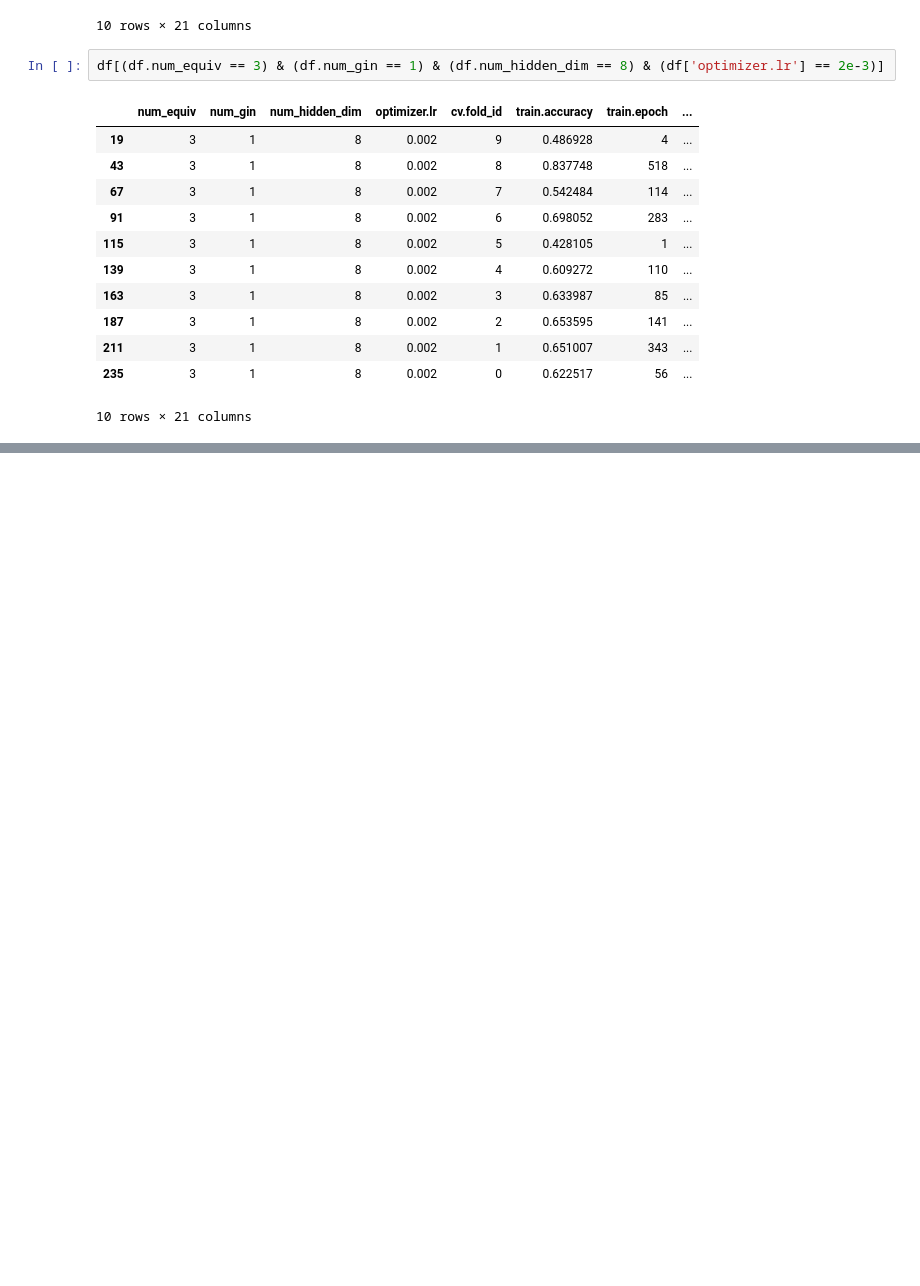
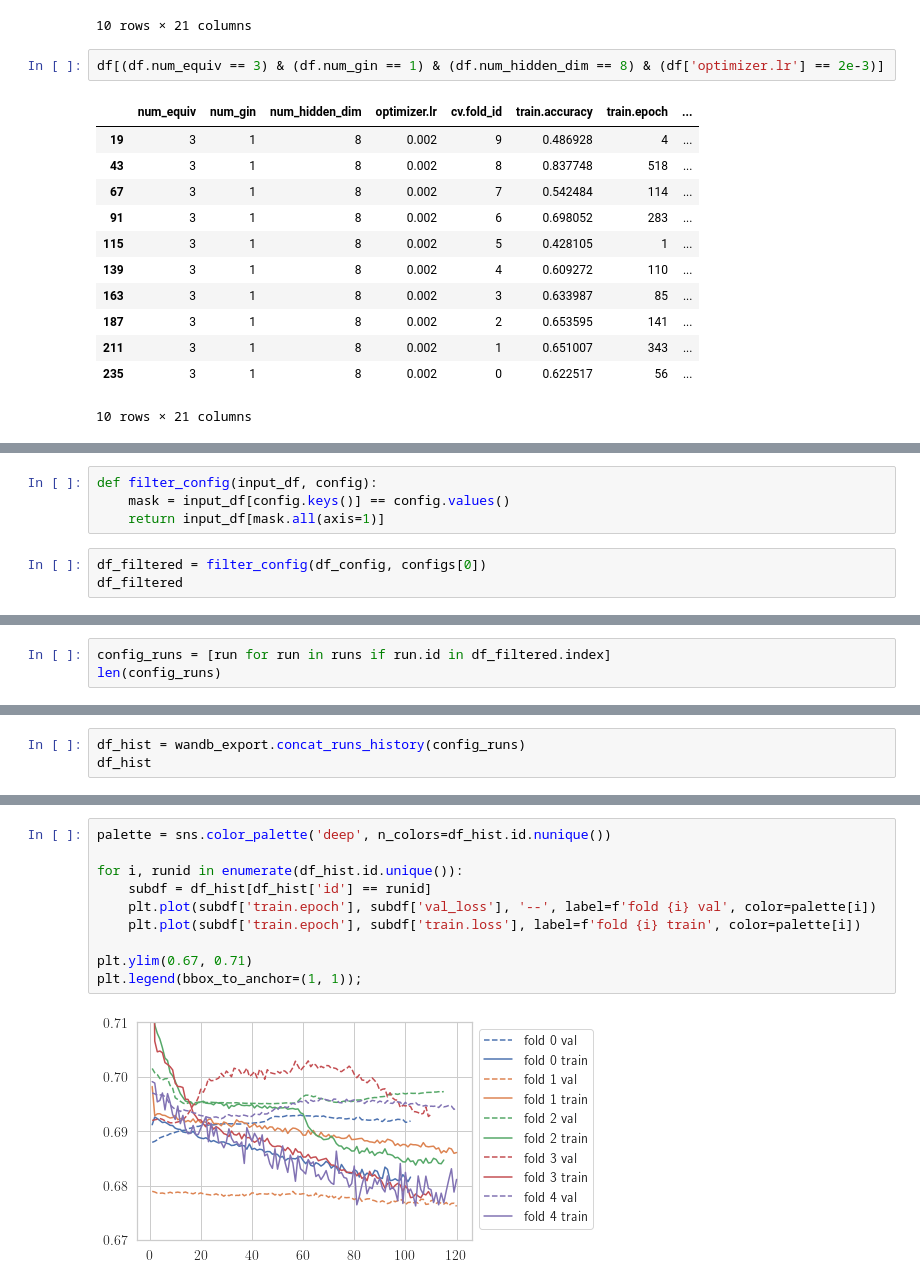
Before and after one commit to matthiaszeller/GNN-MI, a Jupyter notebook: notebook/4-CoordToCnc-diagnosis.ipynb, the cells around one changed output, grey strips where cells are left out. Saved outputs shown, nothing was run; the diff lists cells and outputs as text; blank space fills up the shorter version.

```diff
--- a/notebook/4-CoordToCnc-diagnosis.ipynb
+++ b/notebook/4-CoordToCnc-diagnosis.ipynb
@@ -275,0 +420,7 @@ df[(df.num_equiv == 3) & (df.num_gin == 1) & (df.num_hidden_dim == 8) & (df['opt
+# %%
+def filter_config(input_df, config):
+    mask = input_df[config.keys()] == config.values()
+    return input_df[mask.all(axis=1)]
+# %%
+df_filtered = filter_config(df_config, configs[0])
+df_filtered
@@ -275,0 +441,3 @@ df[(df.num_equiv == 3) & (df.num_gin == 1) & (df.num_hidden_dim == 8) & (df['opt
+# %%
+config_runs = [run for run in runs if run.id in df_filtered.index]
+len(config_runs)
@@ -275,0 +446,3 @@ df[(df.num_equiv == 3) & (df.num_gin == 1) & (df.num_hidden_dim == 8) & (df['opt
+# %%
+df_hist = wandb_export.concat_runs_history(config_runs)
+df_hist
@@ -275,0 +465,12 @@ df[(df.num_equiv == 3) & (df.num_gin == 1) & (df.num_hidden_dim == 8) & (df['opt
+# %%
+palette = sns.color_palette('deep', n_colors=df_hist.id.nunique())
+
+for i, runid in enumerate(df_hist.id.unique()):
+    subdf = df_hist[df_hist['id'] == runid]
+    plt.plot(subdf['train.epoch'], subdf['val_loss'], '--', label=f'fold {i} val', color=palette[i])
+    plt.plot(subdf['train.epoch'], subdf['train.loss'], label=f'fold {i} train', color=palette[i])
+
+plt.ylim(0.67, 0.71)
+plt.legend(bbox_to_anchor=(1, 1));
+# %% [output]
+[figure, added]
```
Also changed, not shown: parts of 19 cells of this notebook, 1 other file.
